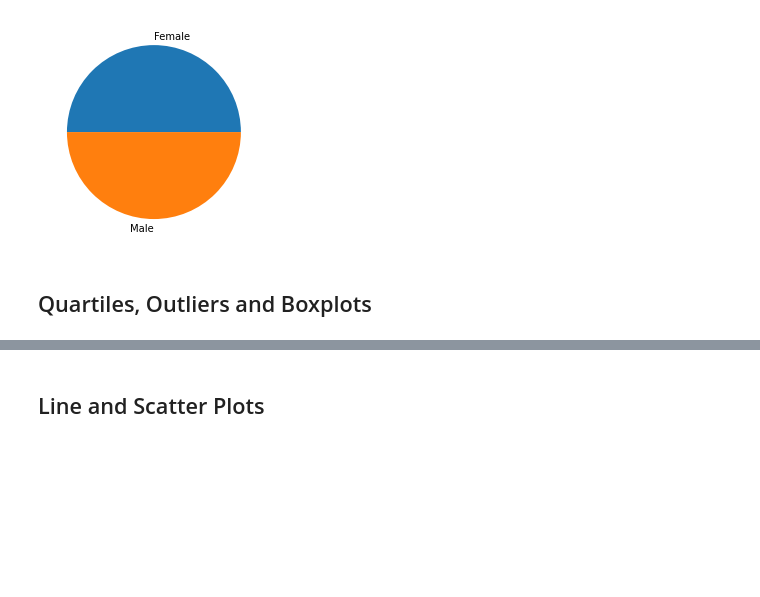
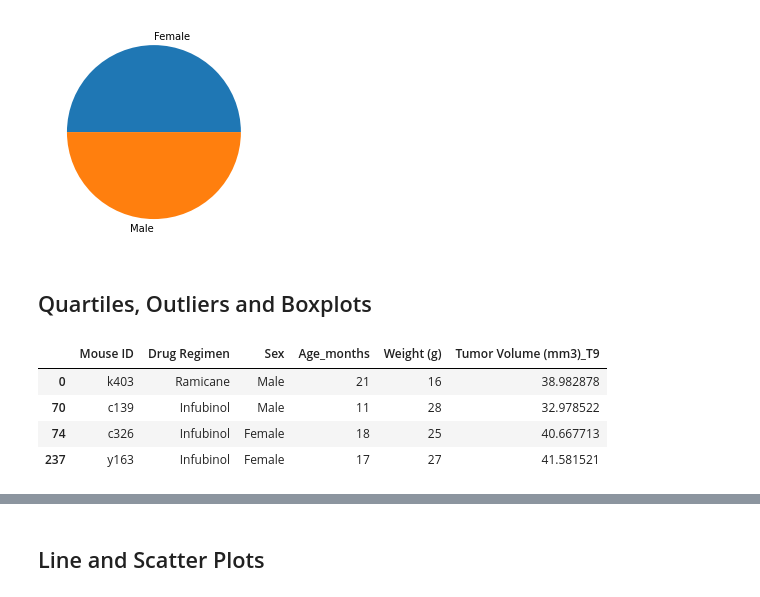
Before and after one commit to Zachariassis/Matplotlib-challenge, a Jupyter notebook: pymaceuticals_starter.ipynb, the cells around one changed output, grey strips where cells are left out. Cells and saved outputs as stored; diff of their text form; code cells hidden in the pictures; blank space fills up the shorter version.

```diff
--- a/pymaceuticals_starter.ipynb
+++ b/pymaceuticals_starter.ipynb
@@ -194,0 +187,48 @@ plot=plt.pie(sex_df["Sex"].tolist(),labels=sex_df["Sex"].index)
+# %%
+# Calculate the final tumor volume of each mouse across four of the treatment regimens:
+# Capomulin, Ramicane, Infubinol, and Ceftamin
+regimens=["Capomulin", "Ramicane", "Infubinol", "Ceftamin"]
+Quart_values=["Upper Quartile (mm3)","Median (mm3)","Lower Quartile (mm3)","IQR (mm3)","Upper Bound (mm3)","Lower Bound (mm3)"]
+
+Final_Vol=mouse_metadata.merge(data_df[f"{val}_T{len(Times)-1}"], how="outer",left_index=True, right_index=True)
+
+Final_Vol=Final_Vol.loc[Final_Vol[f"{val}_T{len(Times)-1}"].isnull()==False]
+
+for x in range(len(regimens)):
+    if x==0:
+        Final_Vol_selected=Final_Vol.loc[Final_Vol["Drug Regimen"]==regimens[x]]
+        vol_it=Final_Vol.loc[Final_Vol["Drug Regimen"]==regimens[x]]
+        quartiles=vol_it[f"{val}_T{len(Times)-1}"].quantile([.25,.5,.75])
+        quartiles=[float(quartiles[.25]), float(quartiles[.5]), float(quartiles[.75])]
+        quart_data=[round(quartiles[2],2), round(quartiles[1],2), round(quartiles[0],2),
+                    round(quartiles[2]-quartiles[0],2), round(2.5*quartiles[2]-1.5*quartiles[0],2),
+                    round(2.5*quartiles[0]-1.5*quartiles[2],2)]
+        quart_data_tot=pd.DataFrame({regimens[x]:quart_data},index=Quart_values)
+        outliers=vol_it.loc[(vol_it[f"{val}_T{len(Times)-1}"]>quart_data[4]) | (vol_it[f"{val}_T{len(Times)-1}"]<quart_data[5])]
+    else:
+        Final_Vol_selected=Final_Vol_selected.append(Final_Vol.loc[(Final_Vol["Drug Regimen"]==regimens[x])])
+        vol_it=Final_Vol.loc[Final_Vol["Drug Regimen"]==regimens[x]]
+        quartiles=vol_it[f"{val}_T{len(Times)-1}"].quantile([.25,.5,.75])
+        quartiles=[float(quartiles[.25]), float(quartiles[.5]), float(quartiles[.75])]
+        quart_data=[round(quartiles[2],2), round(quartiles[1],2), round(quartiles[0],2),
+                    round(quartiles[2]-quartiles[0],2), round(2.5*quartiles[2]-1.5*quartiles[0],2),
+                    round(2.5*quartiles[0]-1.5*quartiles[2],2)]
+        quart_data_tot[regimens[x]]=quart_data
+        if outliers.empty:
+            outliers=vol_it.loc[(vol_it[f"{val}_T{len(Times)-1}"]>quart_data[4]) | (vol_it[f"{val}_T{len(Times)-1}"]<quart_data[5])]
+        else:
+            outliers=outliers.append(vol_it.loc[(vol_it[f"{val}_T{len(Times)-1}"]>quart_data[4]) | (vol_it[f"{val}_T{len(Times)-1}"]<quart_data[5])])
+
+#Final_Vol_selected
+# Start by getting the last (greatest) timepoint for each mouse
+
+
+# Merge this group df with the original dataframe to get the tumor volume at the last timepoint
+#quart_data_tot
+outliers
+# %% [output]
+|  | Mouse ID | Drug Regimen | Sex | Age_months | Weight (g) | Tumor Volume (mm3)_T9 |
+| 0 | k403 | Ramicane | Male | 21 | 16 | 38.982878 |
+| 70 | c139 | Infubinol | Male | 11 | 28 | 32.978522 |
+| 74 | c326 | Infubinol | Female | 18 | 25 | 40.667713 |
+| 237 | y163 | Infubinol | Female | 17 | 27 | 41.581521 |
```
Also changed, not shown: parts of 6 cells of this notebook.
